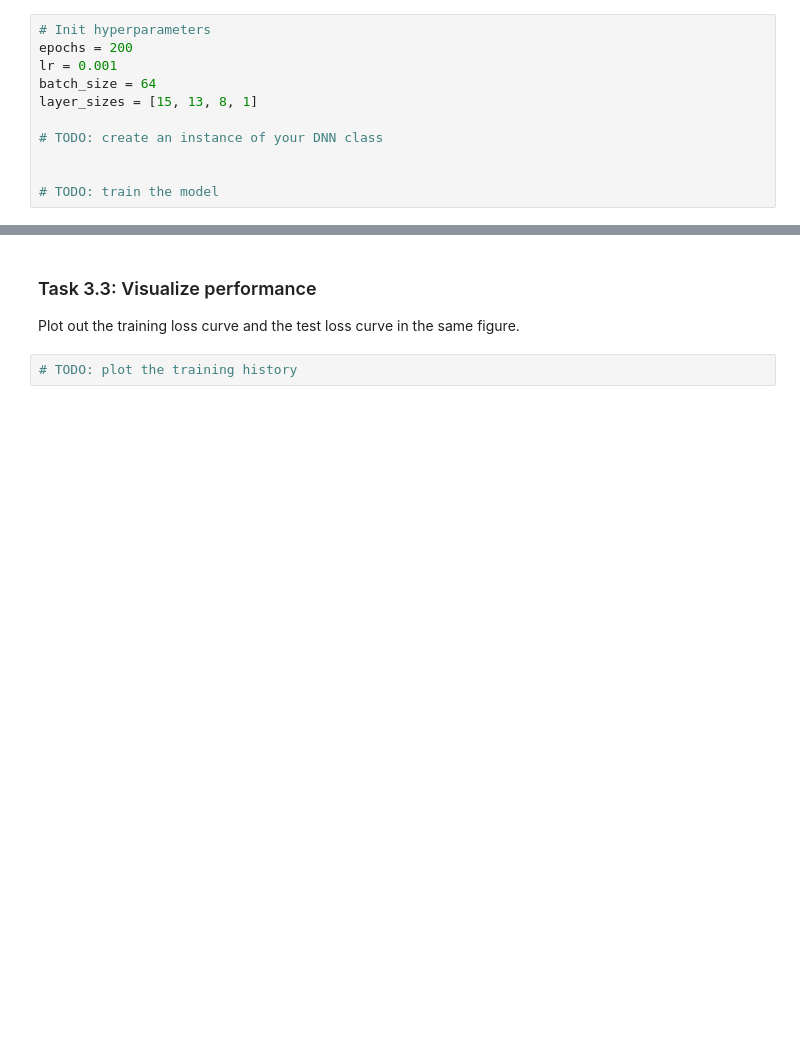
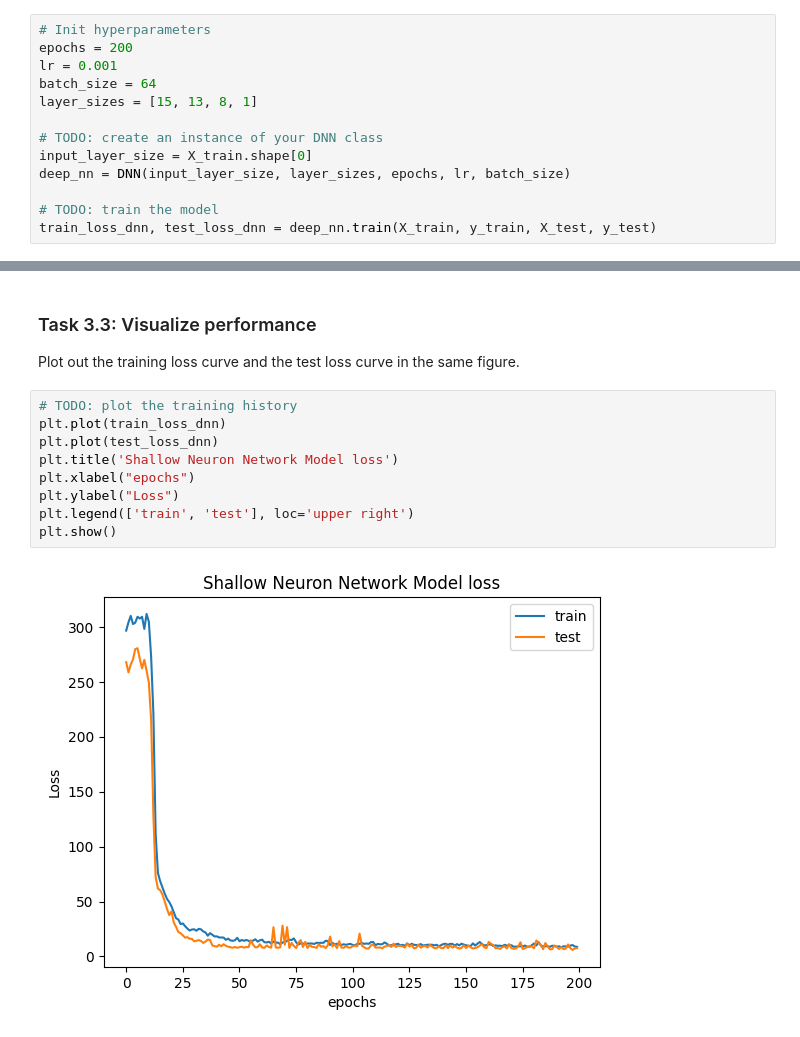
Before and after one commit to TongshenH/AuE8930_Deep_learning, a Jupyter notebook: hw2/AuE8930 Mini Project 2.ipynb, the cells around one changed output, grey strips where cells are left out. Saved outputs shown, nothing was run; the diff lists cells and outputs as text; blank space fills up the shorter version.

```diff
--- a/hw2/AuE8930 Mini Project 2.ipynb
+++ b/hw2/AuE8930 Mini Project 2.ipynb
@@ -834,6 +909,8 @@ batch_size = 64
 layer_sizes = [15, 13, 8, 1]
 
 # TODO: create an instance of your DNN class
-
+input_layer_size = X_train.shape[0]
+deep_nn = DNN(input_layer_size, layer_sizes, epochs, lr, batch_size)
 
 # TODO: train the model
+train_loss_dnn, test_loss_dnn = deep_nn.train(X_train, y_train, X_test, y_test)
@@ -841,5 +936,14 @@ layer_sizes = [15, 13, 8, 1]
 ### Task 3.3: Visualize performance
 
 Plot out the training loss curve and the test loss curve in the same figure.
-# %%
-# TODO: plot the training history
+# %%
+# TODO: plot the training history
+plt.plot(train_loss_dnn)
+plt.plot(test_loss_dnn)
+plt.title('Shallow Neuron Network Model loss')
+plt.xlabel("epochs")
+plt.ylabel("Loss")
+plt.legend(['train', 'test'], loc='upper right')
+plt.show()
+# %% [output]
+[figure, added]
```
Also changed, not shown: parts of 10 cells of this notebook, 1 other file.
